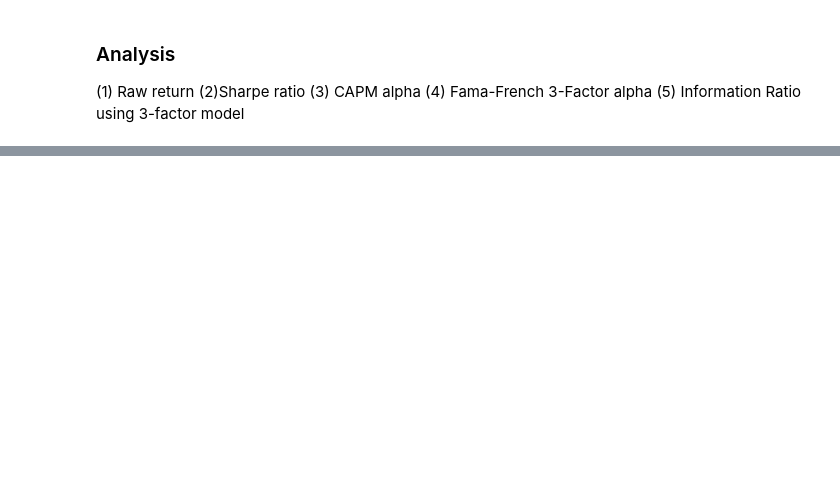
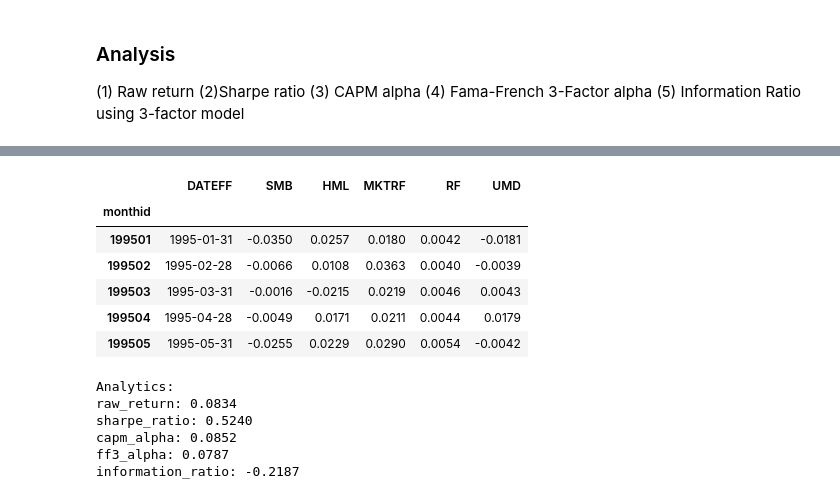
Before and after one commit to lesterholsterr/equity-factor-model, a Jupyter notebook: backtesting.ipynb, the cells around one changed output, grey strips where cells are left out. Drawn from its saved outputs; the diff is of its cells as text; code cells hidden in the pictures; blank space fills up the shorter version.

Commit message:
performance analytics

```diff
--- a/backtesting.ipynb
+++ b/backtesting.ipynb
@@ -138,0 +149,52 @@ using 3-factor model
+# %%
+ff_factors = pd.read_sas('ff_factors_monthly.sas7bdat')
+ff_factors['monthid'] = ff_factors['DATEFF'].dt.strftime('%Y%m').astype(int)
+ff_factors.set_index('monthid', inplace=True)
+ff_factors.head()
+# %% [output]
+|  | DATEFF | SMB | HML | MKTRF | RF | UMD |
+| monthid |  |  |  |  |  |  |
+| 199501 | 1995-01-31 | -0.0350 | 0.0257 | 0.0180 | 0.0042 | -0.0181 |
+| 199502 | 1995-02-28 | -0.0066 | 0.0108 | 0.0363 | 0.0040 | -0.0039 |
+| 199503 | 1995-03-31 | -0.0016 | -0.0215 | 0.0219 | 0.0046 | 0.0043 |
+| 199504 | 1995-04-28 | -0.0049 | 0.0171 | 0.0211 | 0.0044 | 0.0179 |
+| 199505 | 1995-05-31 | -0.0255 | 0.0229 | 0.0290 | 0.0054 | -0.0042 |
+# %%
+hedge_portfolio_df_copy = hedge_portfolio_df.copy()
+hedge_portfolio_df_copy['monthid'] = hedge_portfolio_df_copy.index.strftime('%Y%m').astype(int)
+
+hedge_portfolio_df_copy = pd.merge(hedge_portfolio_df_copy, ff_factors, on='monthid', how='left')
+hedge_portfolio_df_copy.set_index('monthid', inplace=True)
+
+# Calculate excess returns
+hedge_portfolio_df_copy['excess_return'] = hedge_portfolio_df_copy['hedge_return'] - hedge_portfolio_df_copy['RF']
+
+analytics = {}
+
+analytics['raw_return'] = hedge_portfolio_df_copy['hedge_return'].mean() * 12
+analytics['sharpe_ratio'] = (hedge_portfolio_df_copy['excess_return'].mean() * 12) / (hedge_portfolio_df_copy['excess_return'].std() * np.sqrt(12))
+
+# CAPM
+X = sm.add_constant(hedge_portfolio_df_copy['MKTRF'])
+capm_model = sm.OLS(hedge_portfolio_df_copy['excess_return'], X).fit()
+analytics['capm_alpha'] = capm_model.params['const'] * 12
+
+# FF3
+X_ff3 = sm.add_constant(hedge_portfolio_df_copy[['MKTRF', 'SMB', 'HML']])
+ff3_model = sm.OLS(hedge_portfolio_df_copy['excess_return'], X_ff3).fit()
+analytics['ff3_alpha'] = ff3_model.params['const'] * 12
+
+# Information Ratio
+hedge_portfolio_df_copy['benchmark_return'] = hedge_portfolio_df_copy['MKTRF'] + hedge_portfolio_df_copy['RF']
+analytics['information_ratio'] = ((hedge_portfolio_df_copy['excess_return'] - hedge_portfolio_df_copy['benchmark_return']).mean() * 12) / ((hedge_portfolio_df_copy['excess_return'] - hedge_portfolio_df_copy['benchmark_return']).std() * np.sqrt(12))
+
+print("Analytics:")
+for key, value in analytics.items():
+    print(f"{key}: {value:.4f}")
+# %% [output]
+Analytics:
+raw_return: 0.0834
+sharpe_ratio: 0.5240
+capm_alpha: 0.0852
+ff3_alpha: 0.0787
+information_ratio: -0.2187
```
Also changed, not shown: parts of 4 cells of this notebook.
